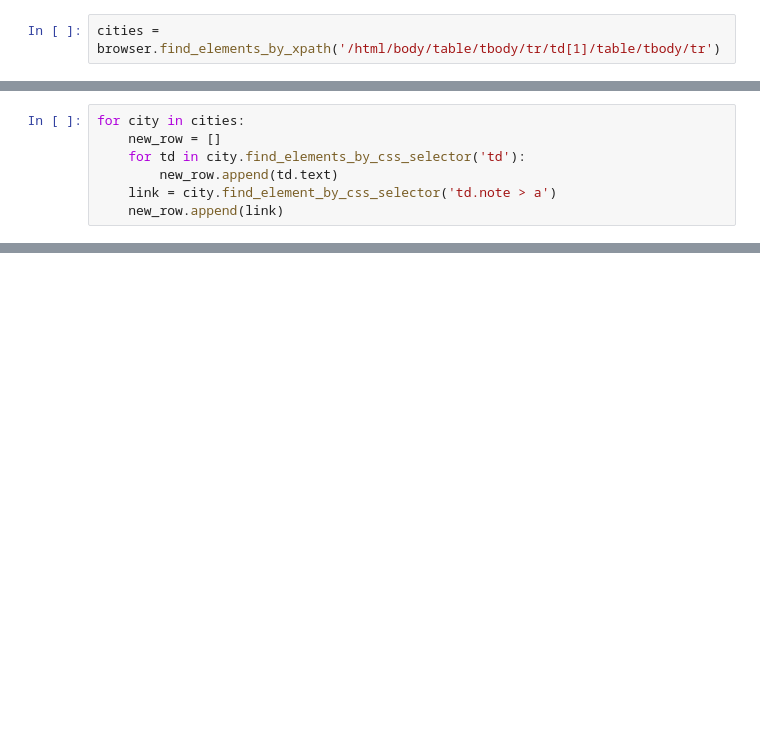
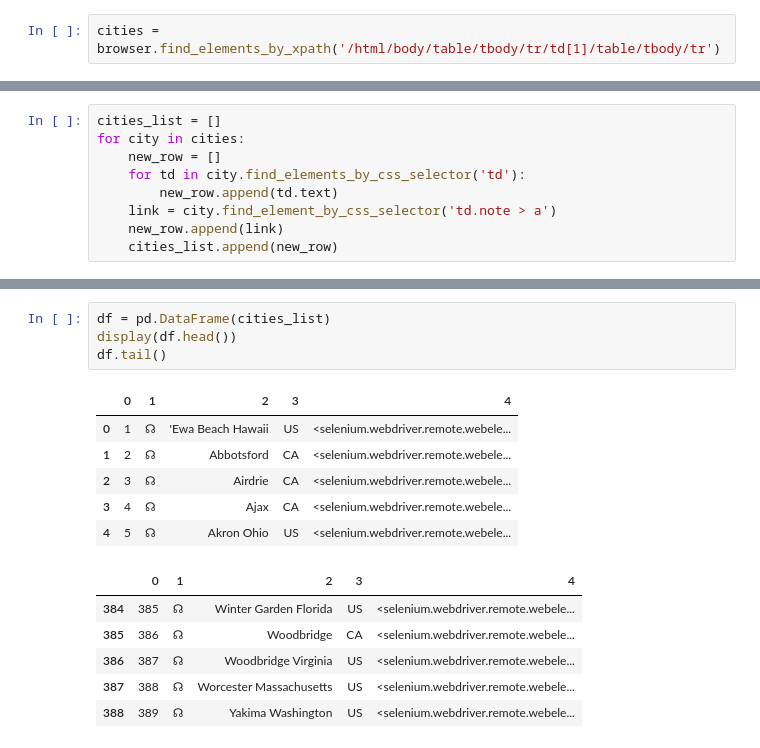
Before and after one commit to Patrickbfuller/solve_music_probs, a Jupyter notebook: songs_in_cities.ipynb, the cells around one changed output, grey strips where cells are left out. Drawn from its saved outputs; the diff is of its cells as text; blank space fills up the shorter version.

Commit message:
generate format for city list with link

```diff
--- a/songs_in_cities.ipynb
+++ b/songs_in_cities.ipynb
@@ -37,9 +40,11 @@ US
 341
 KeyboardInterrupt:
 # %%
+cities_list = []
 for city in cities:
     new_row = []
     for td in city.find_elements_by_css_selector('td'):
         new_row.append(td.text)
     link = city.find_element_by_css_selector('td.note > a')
     new_row.append(link)
+    cities_list.append(new_row)
@@ -47,0 +71,17 @@ MaxRetryError: HTTPConnectionPool(host='127.0.0.1', port=59315): Max retries exc
+# %%
+df = pd.DataFrame(cities_list)
+display(df.head())
+df.tail()
+# %% [output]
+|  | 0 | 1 | 2 | 3 | 4 |
+| 0 | 1 | ☊ | 'Ewa Beach Hawaii | US | <selenium.webdriver.remote.webele... |
+| 1 | 2 | ☊ | Abbotsford | CA | <selenium.webdriver.remote.webele... |
+| 2 | 3 | ☊ | Airdrie | CA | <selenium.webdriver.remote.webele... |
+| 3 | 4 | ☊ | Ajax | CA | <selenium.webdriver.remote.webele... |
+| 4 | 5 | ☊ | Akron Ohio | US | <selenium.webdriver.remote.webele... |
+|  | 0 | 1 | 2 | 3 | 4 |
+| 384 | 385 | ☊ | Winter Garden Florida | US | <selenium.webdriver.remote.webele... |
+| 385 | 386 | ☊ | Woodbridge | CA | <selenium.webdriver.remote.webele... |
+| 386 | 387 | ☊ | Woodbridge Virginia | US | <selenium.webdriver.remote.webele... |
+| 387 | 388 | ☊ | Worcester Massachusetts | US | <selenium.webdriver.remote.webele... |
+| 388 | 389 | ☊ | Yakima Washington | US | <selenium.webdriver.remote.webele... |
```
Also changed, not shown: parts of 4 cells of this notebook.
